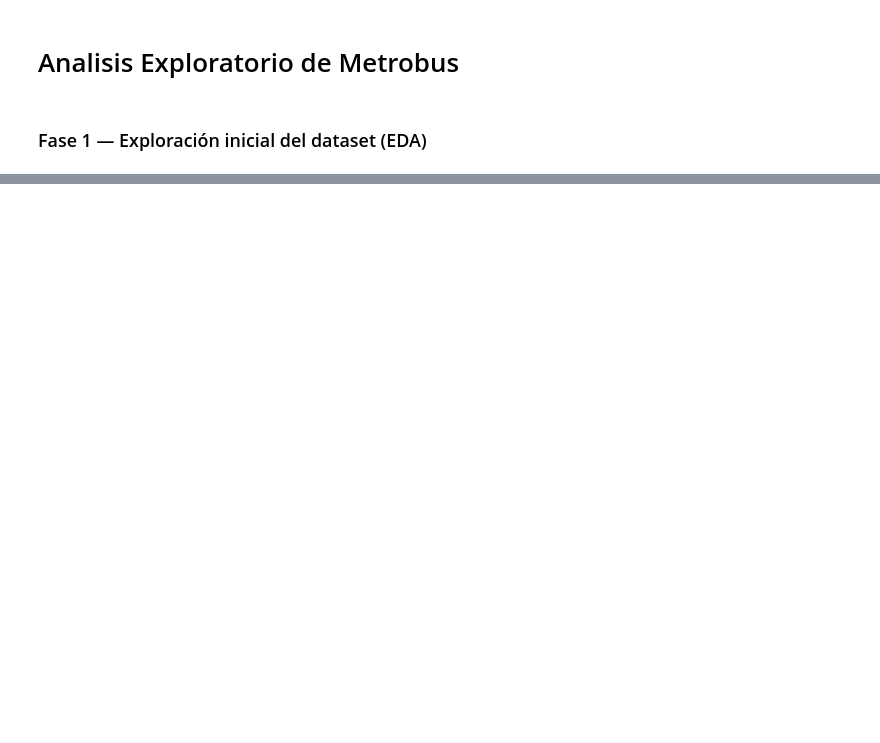
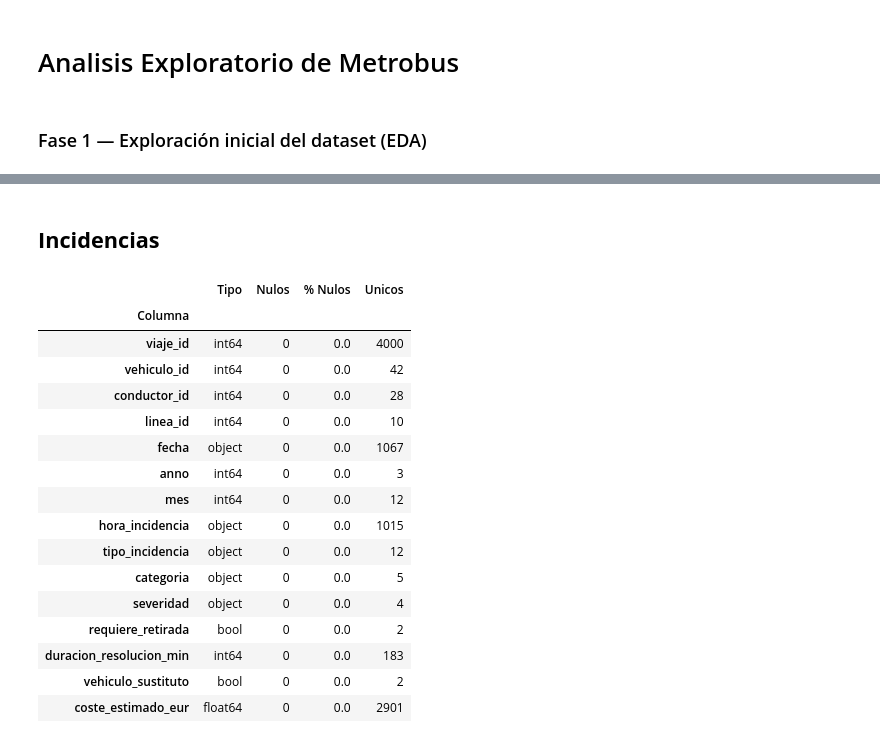
Before and after one commit to Arevaliis/metrobus-data-analytics, a Jupyter notebook: 01_eda.ipynb, the cells around one changed output, grey strips where cells are left out. Drawn from its saved outputs; the diff is of its cells as text; code cells hidden in the pictures; blank space fills up the shorter version.

```diff
--- a/01_eda.ipynb
+++ b/01_eda.ipynb
@@ -79,0 +205,23 @@ df_estructura_general
+# %% [markdown]
+## **Incidencias**
+# %%
+df_incidencias_metadatos = crear_tabla_metadatos(df_incidencias)
+df_incidencias_metadatos
+# %% [output]
+|  | Tipo | Nulos | % Nulos | Unicos |
+| Columna |  |  |  |  |
+| viaje_id | int64 | 0 | 0.0 | 4000 |
+| vehiculo_id | int64 | 0 | 0.0 | 42 |
+| conductor_id | int64 | 0 | 0.0 | 28 |
+| linea_id | int64 | 0 | 0.0 | 10 |
+| fecha | object | 0 | 0.0 | 1067 |
+| anno | int64 | 0 | 0.0 | 3 |
+| mes | int64 | 0 | 0.0 | 12 |
+| hora_incidencia | object | 0 | 0.0 | 1015 |
+| tipo_incidencia | object | 0 | 0.0 | 12 |
+| categoria | object | 0 | 0.0 | 5 |
+| severidad | object | 0 | 0.0 | 4 |
+| requiere_retirada | bool | 0 | 0.0 | 2 |
+| duracion_resolucion_min | int64 | 0 | 0.0 | 183 |
+| vehiculo_sustituto | bool | 0 | 0.0 | 2 |
+| coste_estimado_eur | float64 | 0 | 0.0 | 2901 |
```
Also changed, not shown: parts of 51 cells of this notebook.
